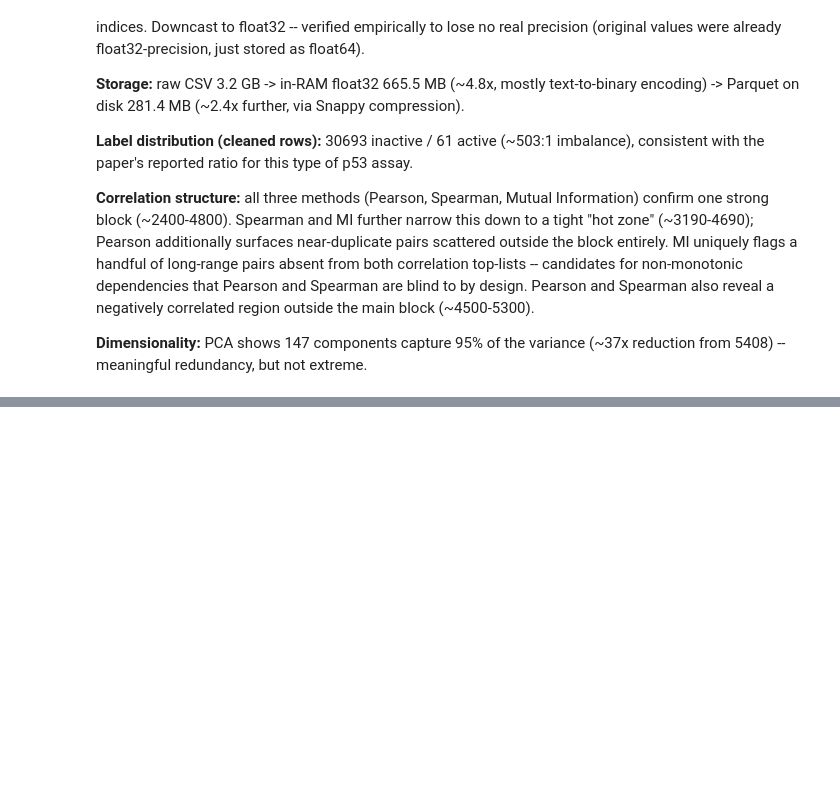
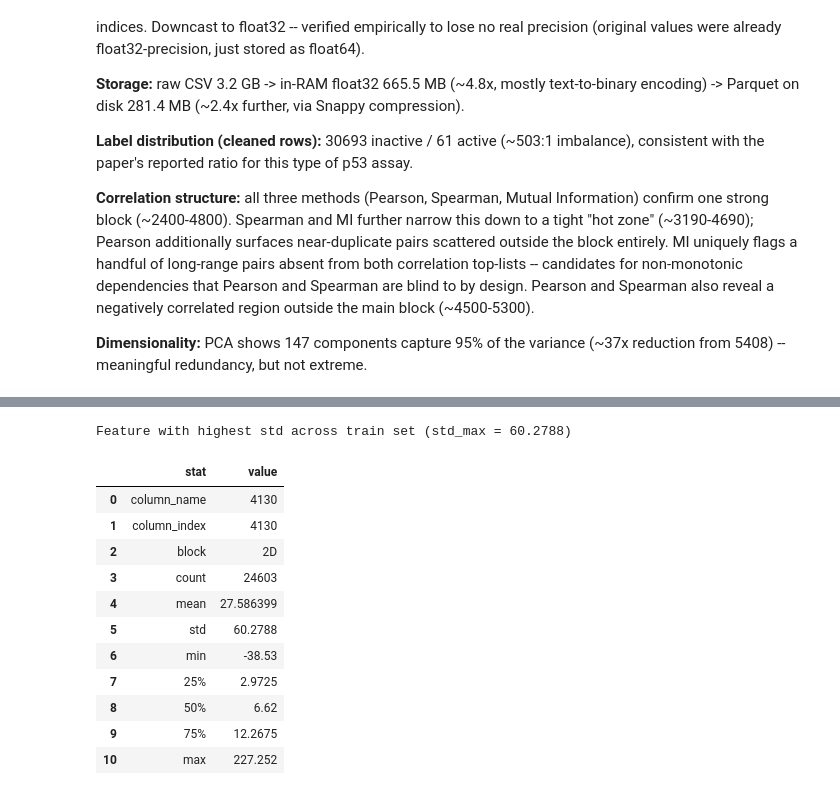
Before and after one commit to Bescher-Kilani/p53-outlier-detection, a Jupyter notebook: notbooks/data_expolartion.ipynb, the cells around one changed output, grey strips where cells are left out. Saved outputs shown, nothing was run; the diff lists cells and outputs as text; code cells hidden in the pictures; blank space fills up the shorter version.

```diff
--- a/notbooks/data_expolartion.ipynb
+++ b/notbooks/data_expolartion.ipynb
@@ -581,0 +751,44 @@ also reveal a negatively correlated region outside the main block
+# %%
+# Highest per-feature std — column 4130 (V4131)
+FEAT_IDX = 4130
+col = df_train.iloc[:, FEAT_IDX]
+feat_name = df_train.columns[FEAT_IDX]
+
+feat_stats_table = pd.DataFrame(
+	{
+		"stat": [
+			"column_name", "column_index", "block",
+			"count", "mean", "std", "min", "25%", "50%", "75%", "max",
+		],
+		"value": [
+			feat_name,
+			FEAT_IDX,
+			"2D" if FEAT_IDX < BLOCK_2D_END else "3D",
+			int(col.count()),
+			round(col.mean(), 4),
+			round(col.std(ddof=0), 4),
+			round(col.min(), 4),
+			round(col.quantile(0.25), 4),
+			round(col.median(), 4),
+			round(col.quantile(0.75), 4),
+			round(col.max(), 4),
+		],
+	}
+)
+
+print(f"Feature with highest std across train set (std_max = {std_b.max():.4f})")
+display(feat_stats_table)
+# %% [output]
+Feature with highest std across train set (std_max = 60.2788)
+|  | stat | value |
+| 0 | column_name | 4130 |
+| 1 | column_index | 4130 |
+| 2 | block | 2D |
+| 3 | count | 24603 |
+| 4 | mean | 27.586399 |
+| 5 | std | 60.2788 |
+| 6 | min | -38.53 |
+| 7 | 25% | 2.9725 |
+| 8 | 50% | 6.62 |
+| 9 | 75% | 12.2675 |
+| 10 | max | 227.252 |
```
Also changed, not shown: parts of 1 cell of this notebook, 5 other files.
